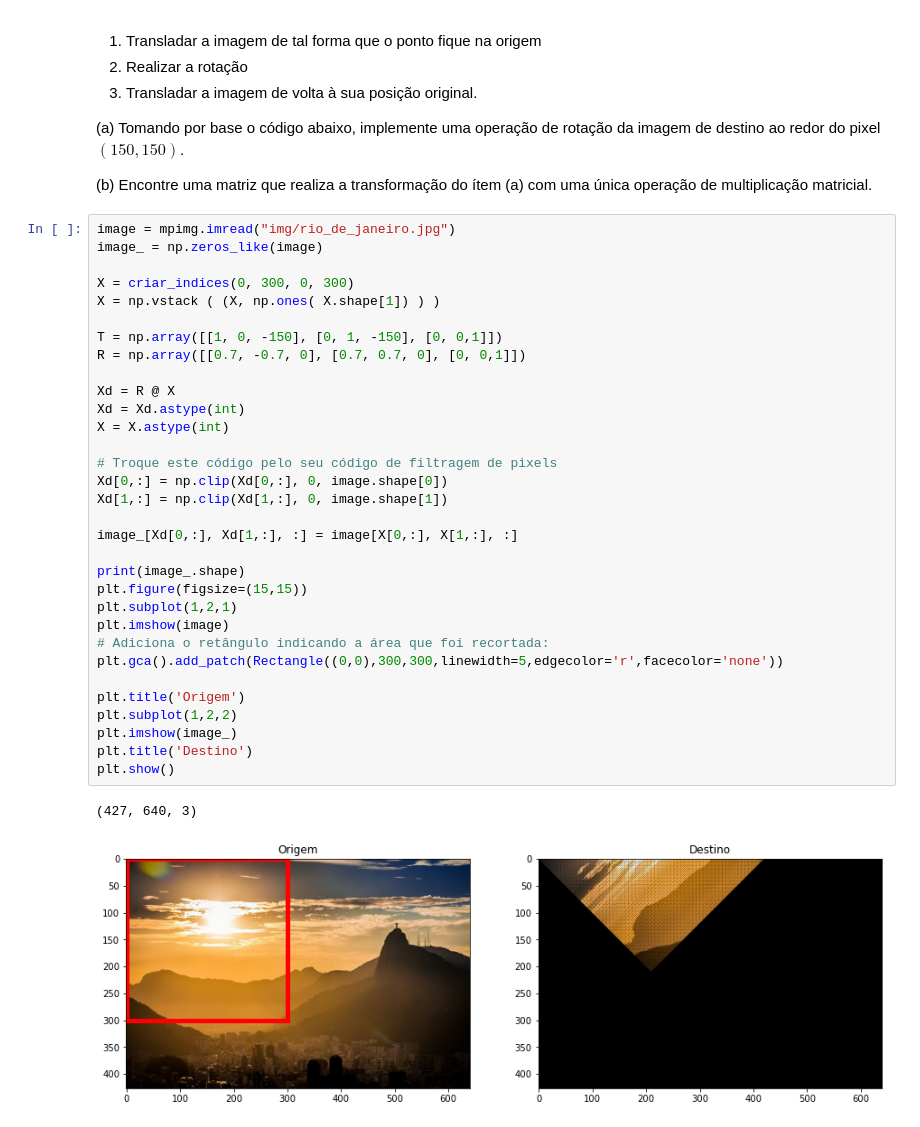
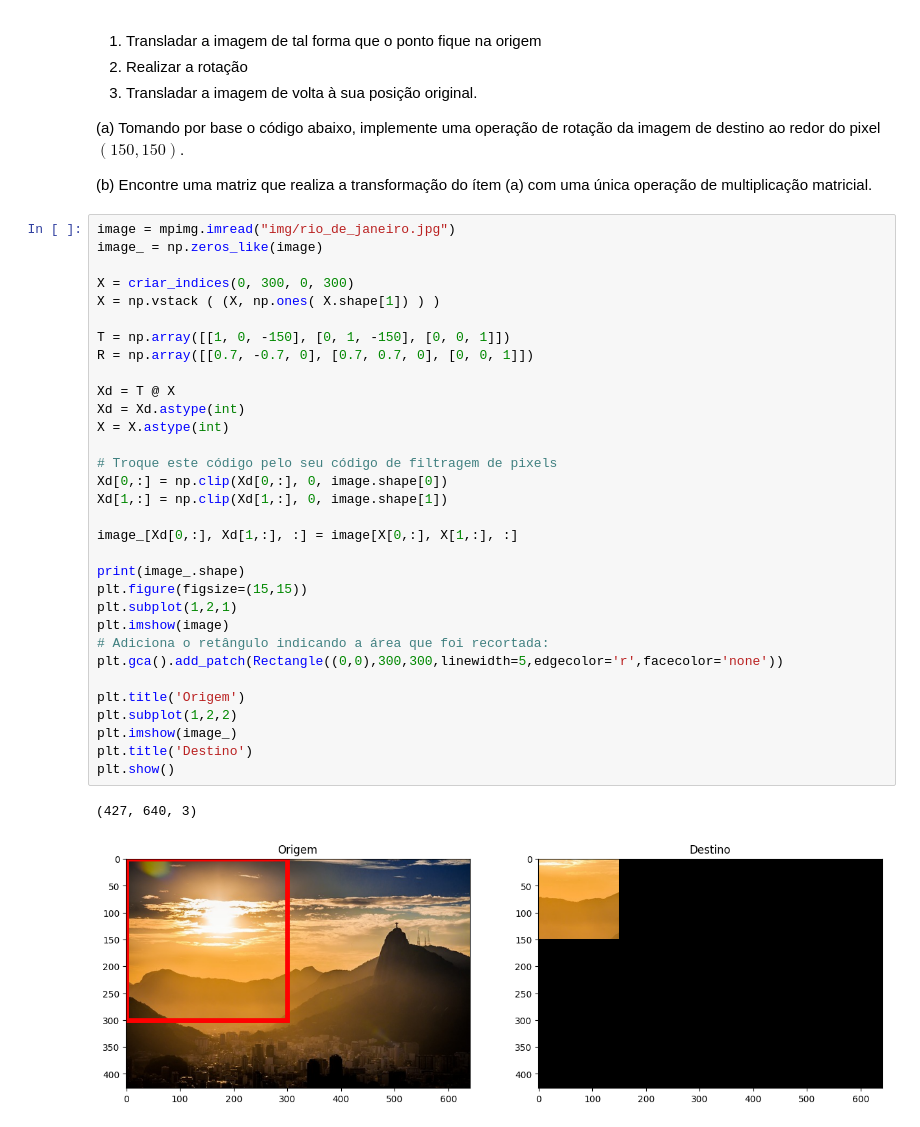
Before and after one commit to alemagno10/alglin-alunos, a Jupyter notebook: 03-geometria_analitica.ipynb, the cells around one changed output. Saved outputs shown, nothing was run; the diff lists cells and outputs as text.

```diff
--- a/03-geometria_analitica.ipynb
+++ b/03-geometria_analitica.ipynb
@@ -942,37 +944,37 @@ Porém, essa rotação acontece ao redor da origem. Se quisermos rotacionar noss
 image = mpimg.imread("img/rio_de_janeiro.jpg")
 image_ = np.zeros_like(image)
 
 X = criar_indices(0, 300, 0, 300)
 X = np.vstack ( (X, np.ones( X.shape[1]) ) )
 
-T = np.array([[1, 0, -150], [0, 1, -150], [0, 0,1]])
-R = np.array([[0.7, -0.7, 0], [0.7, 0.7, 0], [0, 0,1]])
+T = np.array([[1, 0, -150], [0, 1, -150], [0, 0, 1]])
+R = np.array([[0.7, -0.7, 0], [0.7, 0.7, 0], [0, 0, 1]])
 
-Xd = R @ X
+Xd = T @ X
 Xd = Xd.astype(int)
 X = X.astype(int)
 
 # Troque este código pelo seu código de filtragem de pixels
 Xd[0,:] = np.clip(Xd[0,:], 0, image.shape[0])
 Xd[1,:] = np.clip(Xd[1,:], 0, image.shape[1])
 
 image_[Xd[0,:], Xd[1,:], :] = image[X[0,:], X[1,:], :]
 
 print(image_.shape)
 plt.figure(figsize=(15,15))
 plt.subplot(1,2,1)
 plt.imshow(image)
 # Adiciona o retângulo indicando a área que foi recortada:
 plt.gca().add_patch(Rectangle((0,0),300,300,linewidth=5,edgecolor='r',facecolor='none'))
 
 plt.title('Origem')
 plt.subplot(1,2,2)
 plt.imshow(image_)
 plt.title('Destino')
 plt.show()
 # %% [output]
 (427, 640, 3)
-[figure, old version]
+[figure, new version]
 # %% [markdown]
 # Projeto: efeitos de vídeo em tempo real
 
```
Also changed, not shown: parts of 4 cells of this notebook, 2 other files.
